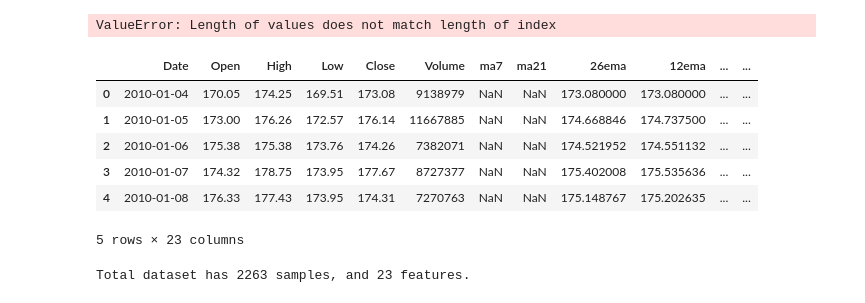
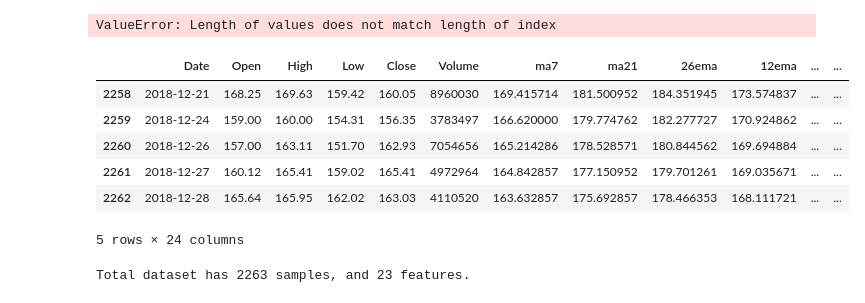
Before and after one commit to angshenting/stockprediction, a Jupyter notebook: Stock Trading Features.ipynb, the cells around one changed output. Saved outputs shown, nothing was run; the diff lists cells and outputs as text; code cells hidden in the pictures.

```diff
--- a/Stock Trading Features.ipynb
+++ b/Stock Trading Features.ipynb
@@ -405,15 +429,15 @@ gs_arima_df = arima_pred(gs_df, 'Close')
   # Remove the CWD from sys.path while we load stuff.
 ValueError: Length of values does not match length of index
 # %%
-gs_df.head() # Note: Already has all the feaures because we didn't make a new copy of the original dataframe
+gs_df.tail() # Note: Already has all the feaures because we didn't make a new copy of the original dataframe
 # %% [output]
 |  | Date | Open | High | Low | Close | Volume | ma7 | ma21 | 26ema | 12ema | ... | ... |
-| 0 | 2010-01-04 | 170.05 | 174.25 | 169.51 | 173.08 | 9138979 | NaN | NaN | 173.080000 | 173.080000 | ... | ... |
-| 1 | 2010-01-05 | 173.00 | 176.26 | 172.57 | 176.14 | 11667885 | NaN | NaN | 174.668846 | 174.737500 | ... | ... |
-| 2 | 2010-01-06 | 175.38 | 175.38 | 173.76 | 174.26 | 7382071 | NaN | NaN | 174.521952 | 174.551132 | ... | ... |
-| 3 | 2010-01-07 | 174.32 | 178.75 | 173.95 | 177.67 | 8727377 | NaN | NaN | 175.402008 | 175.535636 | ... | ... |
-| 4 | 2010-01-08 | 176.33 | 177.43 | 173.95 | 174.31 | 7270763 | NaN | NaN | 175.148767 | 175.202635 | ... | ... |
+| 2258 | 2018-12-21 | 168.25 | 169.63 | 159.42 | 160.05 | 8960030 | 169.415714 | 181.500952 | 184.351945 | 173.574837 | ... | ... |
+| 2259 | 2018-12-24 | 159.00 | 160.00 | 154.31 | 156.35 | 3783497 | 166.620000 | 179.774762 | 182.277727 | 170.924862 | ... | ... |
+| 2260 | 2018-12-26 | 157.00 | 163.11 | 151.70 | 162.93 | 7054656 | 165.214286 | 178.528571 | 180.844562 | 169.694884 | ... | ... |
+| 2261 | 2018-12-27 | 160.12 | 165.41 | 159.02 | 165.41 | 4972964 | 164.842857 | 177.150952 | 179.701261 | 169.035671 | ... | ... |
+| 2262 | 2018-12-28 | 165.64 | 165.95 | 162.02 | 163.03 | 4110520 | 163.632857 | 175.692857 | 178.466353 | 168.111721 | ... | ... |
-5 rows × 23 columns
+5 rows × 24 columns
 # %%
 print('Total dataset has {} samples, and {} features.'.format(gs_df.shape[0], \
                                                               gs_df.shape[1]))
```
Also changed, not shown: parts of 7 cells of this notebook.
